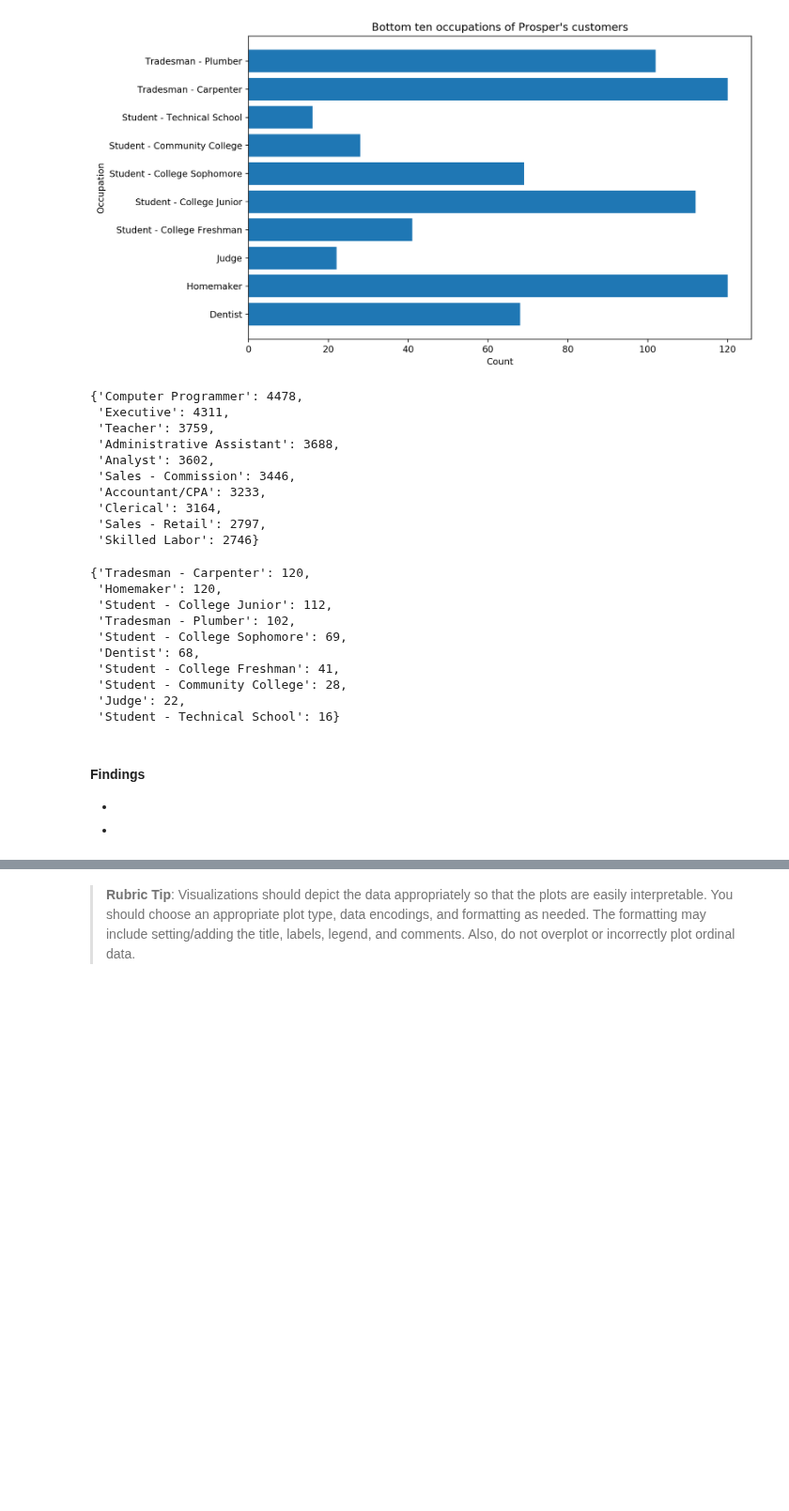
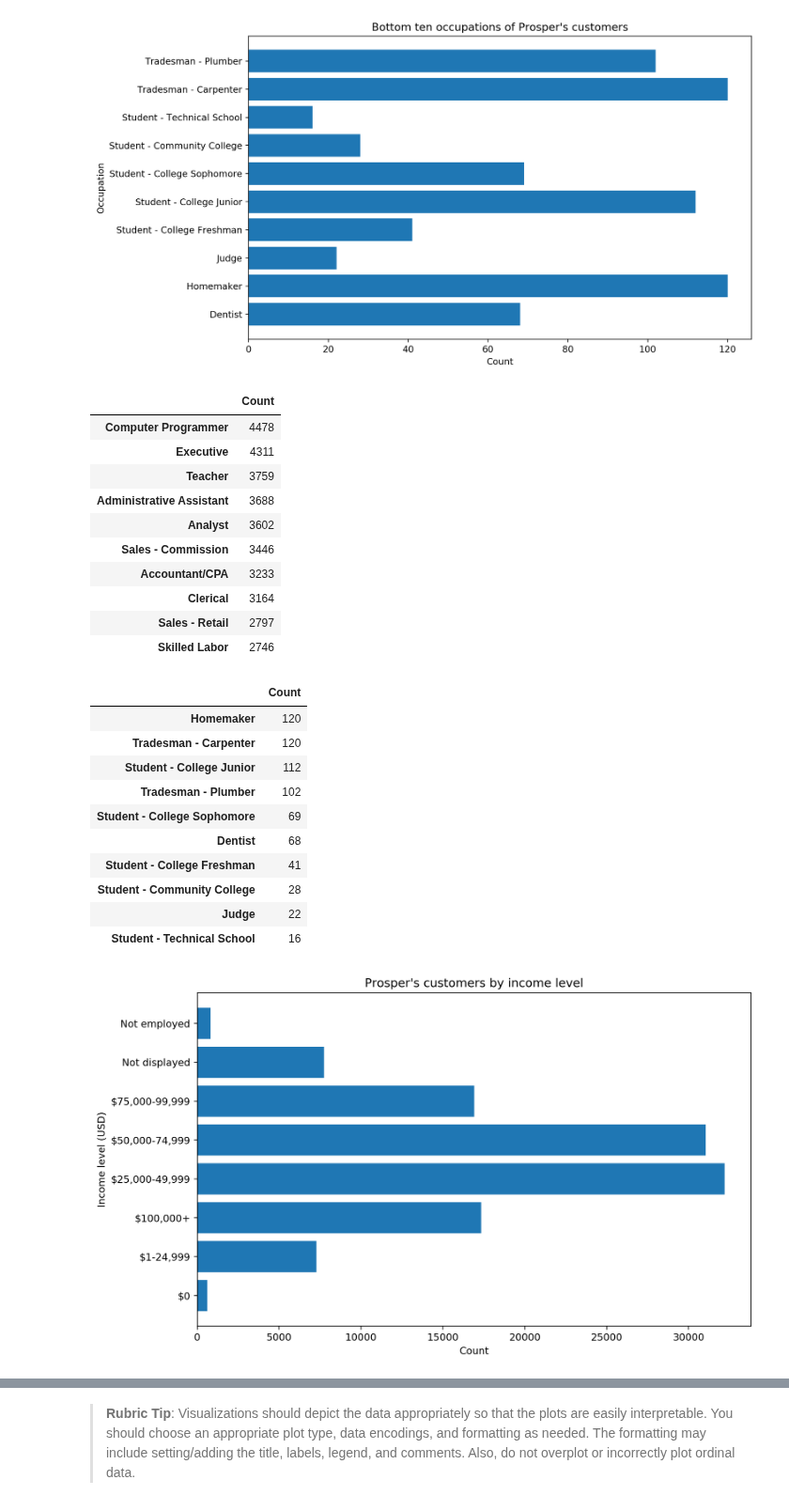
Before and after one commit to brk-a/alx-t-data-analyst, a Jupyter notebook: 0x02-project_3_visualise_data/Part_I_exploration_template.ipynb, the cells around one changed output, grey strips where cells are left out. Shown at 94% size. Drawn from its saved outputs; the diff is of its cells as text; code cells hidden in the pictures; blank space fills up the shorter version.

Commit message:
vizzes: visualisation 8

```diff
--- a/0x02-project_3_visualise_data/Part_I_exploration_template.ipynb
+++ b/0x02-project_3_visualise_data/Part_I_exploration_template.ipynb
@@ -352,4 +354,8 @@ df.LoanOriginationDate.sample(randint(3, 5))
 Name: LoanOriginationDate, dtype: datetime64[ns]
+# %%
+#change the type of variables `Occupation` and `IncomeRange` to `category`
+df.Occupation = df.Occupation.astype("category")
+df.IncomeRange = df.IncomeRange.astype("category")
 # %%
 df.info()
 # %% [output]
@@ -620,37 +628,53 @@ plt.barh(x, y, color=default_blue);
 #show top ten sans 2 unclear categories
 y = df.Occupation.value_counts().values[2:12]
 x = df.Occupation.value_counts().index[2:12]
-top_ten = {k:v for (k, v) in zip(x, y)}
+top_ten = pd.DataFrame({k:v for (k, v) in zip(x, y)}, index=['Count']).transpose()
 top_ten
 # %% [output]
-{'Computer Programmer': 4478,
- 'Executive': 4311,
- 'Teacher': 3759,
- 'Administrative Assistant': 3688,
- 'Analyst': 3602,
- 'Sales - Commission': 3446,
- 'Accountant/CPA': 3233,
- 'Clerical': 3164,
- 'Sales - Retail': 2797,
- 'Skilled Labor': 2746}
+|  | Count |
+| Computer Programmer | 4478 |
+| Executive | 4311 |
+| Teacher | 3759 |
+| Administrative Assistant | 3688 |
+| Analyst | 3602 |
+| Sales - Commission | 3446 |
+| Accountant/CPA | 3233 |
+| Clerical | 3164 |
+| Sales - Retail | 2797 |
+| Skilled Labor | 2746 |
 # %%
 #show bottom ten
 y = df.Occupation.value_counts().values[-10:]
 x = df.Occupation.value_counts().index[-10:]
-bottom_ten = {k:v for (k, v) in zip(x, y)}
+bottom_ten = pd.DataFrame({k:v for (k, v) in zip(x, y)}, index=['Count']).transpose()
 bottom_ten
 # %% [output]
-{'Tradesman - Carpenter': 120,
- 'Homemaker': 120,
- 'Student - College Junior': 112,
- 'Tradesman - Plumber': 102,
- 'Student - College Sophomore': 69,
- 'Dentist': 68,
- 'Student - College Freshman': 41,
- 'Student - Community College': 28,
- 'Judge': 22,
- 'Student - Technical School': 16}
+|  | Count |
+| Homemaker | 120 |
+| Tradesman - Carpenter | 120 |
+| Student - College Junior | 112 |
+| Tradesman - Plumber | 102 |
+| Student - College Sophomore | 69 |
+| Dentist | 68 |
+| Student - College Freshman | 41 |
+| Student - Community College | 28 |
+| Judge | 22 |
+| Student - Technical School | 16 |
-# %% [markdown]
-#### Findings
-*
-*
+# %%
+#Income Levels
+
+#set the order
+df.IncomeRange = df.IncomeRange.cat.set_categories(['Not displayed', 'Not employed', '$0', '$1-24,999', '$25,000-49,999', '$50,000-74,999', '$75,000-99,999', '$100,000+'], ordered=True)
+
+#set the items to plot
+y = df.IncomeRange.value_counts().values[:]
+x = df.IncomeRange.value_counts().index[:]
+
+#set y-ticks
+y_ticks = ['Not displayed', 'Not employed', '$0', '$1-24,999', '$25,000-49,999', '$50,000-74,999', '$75,000-99,999', '$100,000+']
+
+#create viz
+create_fig('Count', 'Income level (USD)', 'Prosper\'s customers by income level')
+plt.barh(x, y, color=default_blue);
+# %% [output]
+[figure, added]
```
Also changed, not shown: parts of 7 cells of this notebook.
